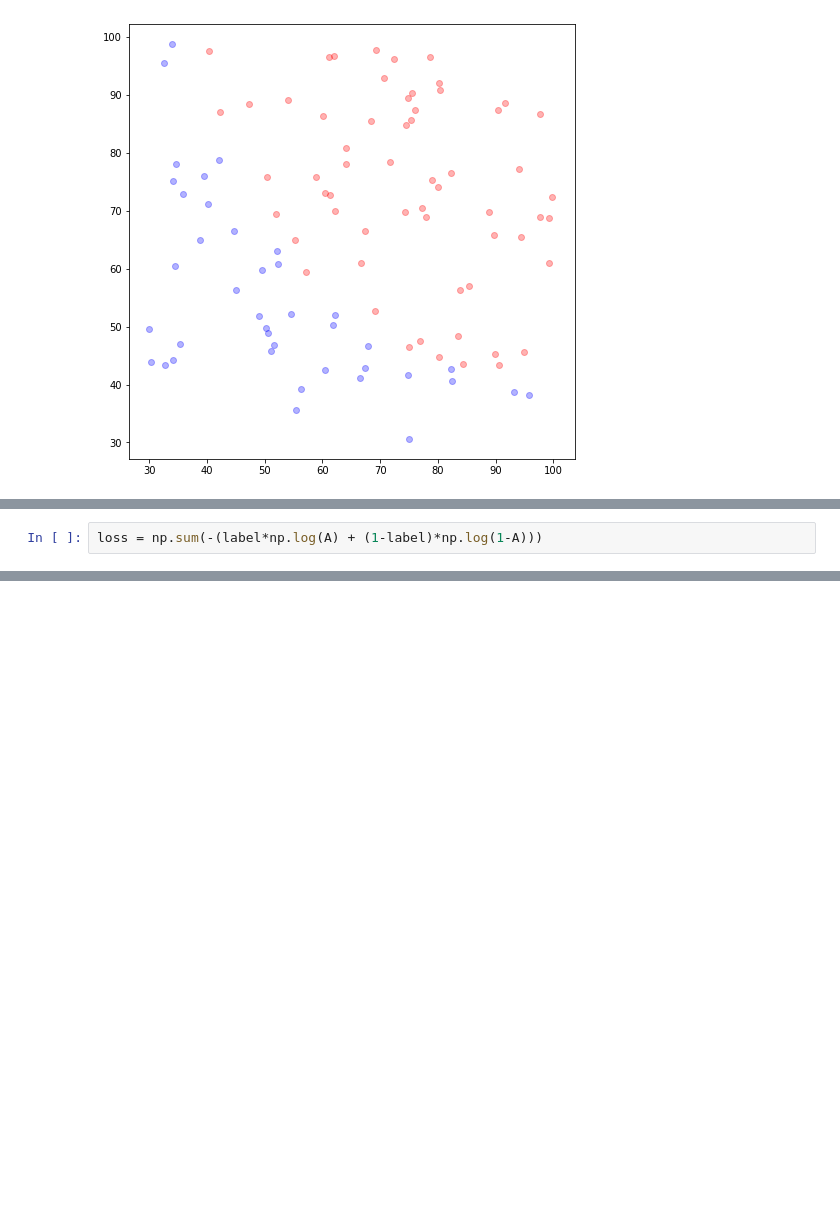
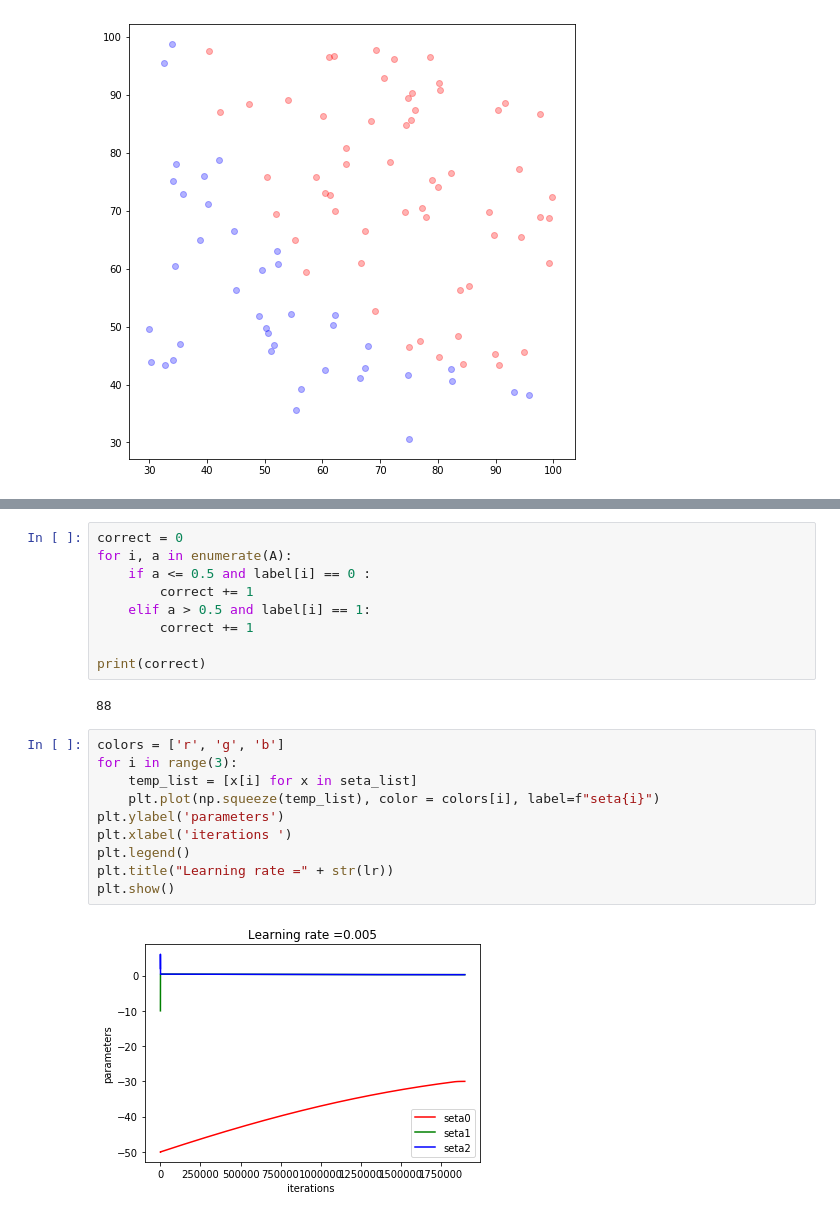
Before and after one commit to YoungsooNa/ML, a Jupyter notebook: Assignment_05/Assignment05.ipynb, the cells around one changed output, grey strips where cells are left out. Saved outputs shown, nothing was run; the diff lists cells and outputs as text; blank space fills up the shorter version.

Commit message:
change parameters

```diff
--- a/Assignment_05/Assignment05.ipynb
+++ b/Assignment_05/Assignment05.ipynb
@@ -67,2 +30,0 @@ A = np.clip(A, 1e-10, 1-1e-10)
-# %%
-loss = np.sum(-(label*np.log(A) + (1-label)*np.log(1-A)))
@@ -73,3 +58,26 @@ loss/M
+# %%
+correct = 0
+for i, a in enumerate(A):
+    if a <= 0.5 and label[i] == 0 :
+        correct += 1
+    elif a > 0.5 and label[i] == 1:
+        correct += 1
+
+print(correct)
+# %% [output]
+88
+# %%
+colors = ['r', 'g', 'b']
+for i in range(3):
+    temp_list = [x[i] for x in seta_list]
+    plt.plot(np.squeeze(temp_list), color = colors[i], label=f"seta{i}")
+plt.ylabel('parameters')
+plt.xlabel('iterations ')
+plt.legend()
+plt.title("Learning rate =" + str(lr))
+plt.show()
+# %% [output]
+[figure, added]
 # %%
 seta
 # %% [output]
```
Also changed, not shown: parts of 23 cells of this notebook.
